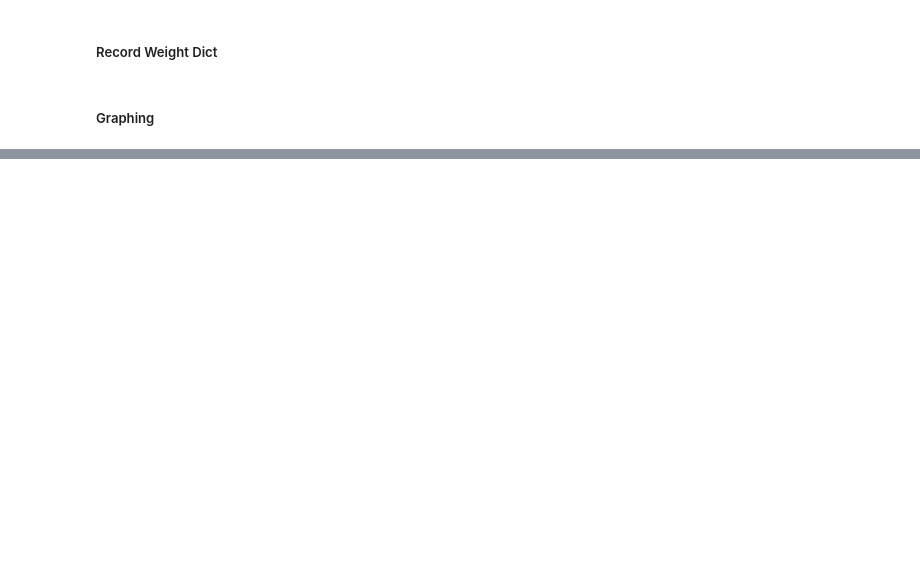
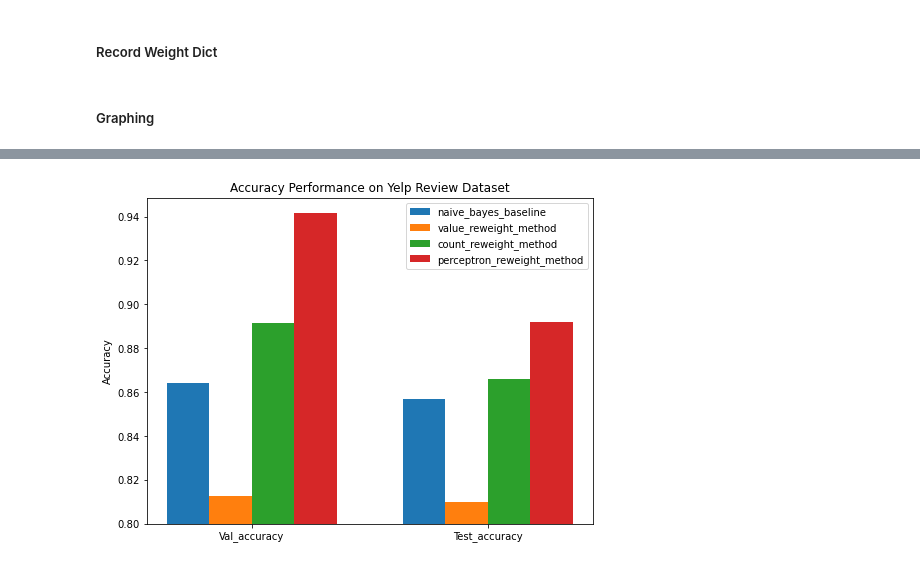
Before and after one commit to FanTasZZhang/Deus_Ex_Lingua_Naturali, a Jupyter notebook: main.ipynb, the cells around one changed output, grey strips where cells are left out. Saved outputs shown, nothing was run; the diff lists cells and outputs as text; code cells hidden in the pictures; blank space fills up the shorter version.

```diff
--- a/main.ipynb
+++ b/main.ipynb
@@ -51,0 +49,5 @@ test_sentiments=imdb_data.sentiment[40000:]
+# %%
+# Todo
+yelp_data = pd.read_csv('./data/train.csv',header=None,names=["sentiment","review"])
+yelp_data = yelp_data.sample(frac=1).reset_index(drop=True) #shuffle
+yelp_data.head()
@@ -57,3 +63,15 @@ test_sentiments=imdb_data.sentiment[40000:]
+# %%
+yelp_data['sentiment'].replace(1,'negative',inplace=True)
+yelp_data['sentiment'].replace(2,'positive',inplace=True)
+
+train_reviews=yelp_data.review[:30000]
+train_sentiments=yelp_data.sentiment[:30000]
+
+val_reviews=yelp_data.review[30000:40000]
+val_sentiments=yelp_data.sentiment[30000:40000]
+
+test_reviews=yelp_data.review[40000:50000]
+test_sentiments=yelp_data.sentiment[40000:50000]
 # %% [markdown]
 ##### Preprocess Dataset
 # %%
@@ -414,0 +460,31 @@ test_set = (test_acc_baseline, test_acc_value, test_acc_perceptron)
+# %%
+#accuracy analysis
+import matplotlib.pyplot as plt
+import numpy as np
+
+plt.figure(figsize=(8, 6))
+bottom = 0.8
+width = 0.18  # 柱子的宽度
+# 构造x轴刻度标签、数据
+labels = ['Val_accuracy', 'Test_accuracy']
+naive_bayes_baseline = [val_acc_baseline-bottom,test_acc_baseline-bottom]
+value_reweight_method = [val_acc_value-bottom,test_acc_value-bottom]
+count_reweight_method = [val_acc_count-bottom,test_acc_count-bottom]
+perceptron_reweight_method = [val_acc_perceptron-bottom,test_acc_perceptron-bottom]
+
+x = np.arange(len(labels))  # x轴刻度标签位置
+# 计算每个柱子在x轴上的位置，保证x轴刻度标签居中
+plt.bar(x - 1.5*width, naive_bayes_baseline, width, bottom, label='naive_bayes_baseline')
+plt.bar(x - 0.5*width, value_reweight_method, width, bottom, label='value_reweight_method')
+plt.bar(x + 0.5*width, count_reweight_method, width, bottom, label='count_reweight_method')
+plt.bar(x + 1.5*width, perceptron_reweight_method, width, bottom, label='perceptron_reweight_method')
+plt.ylabel('Accuracy')
+plt.title('Accuracy Performance on Yelp Review Dataset')
+# x轴刻度标签位置不进行计算
+plt.xticks(x, labels=labels)
+plt.legend()
+
+plt.savefig('accuracy_yelp.png',bbox_inches = 'tight')
+plt.show()
+# %% [output]
+[figure, added]
```
Also changed, not shown: parts of 11 cells of this notebook, 2 other files.
